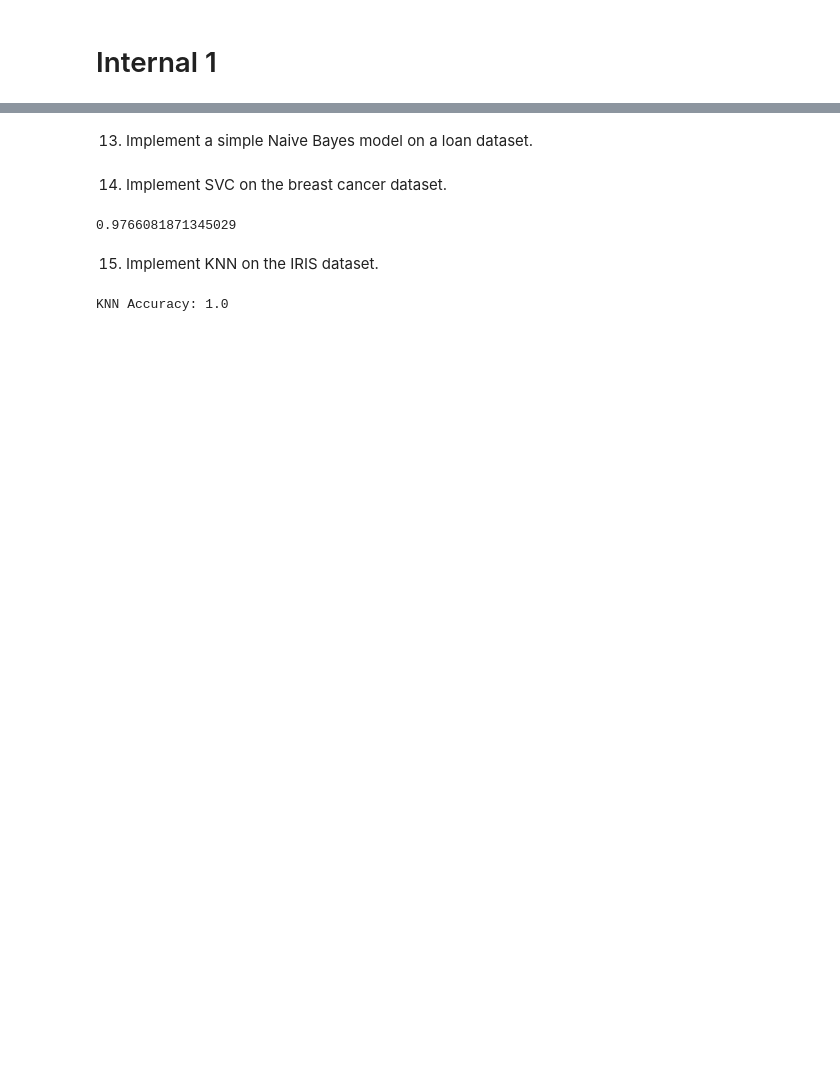
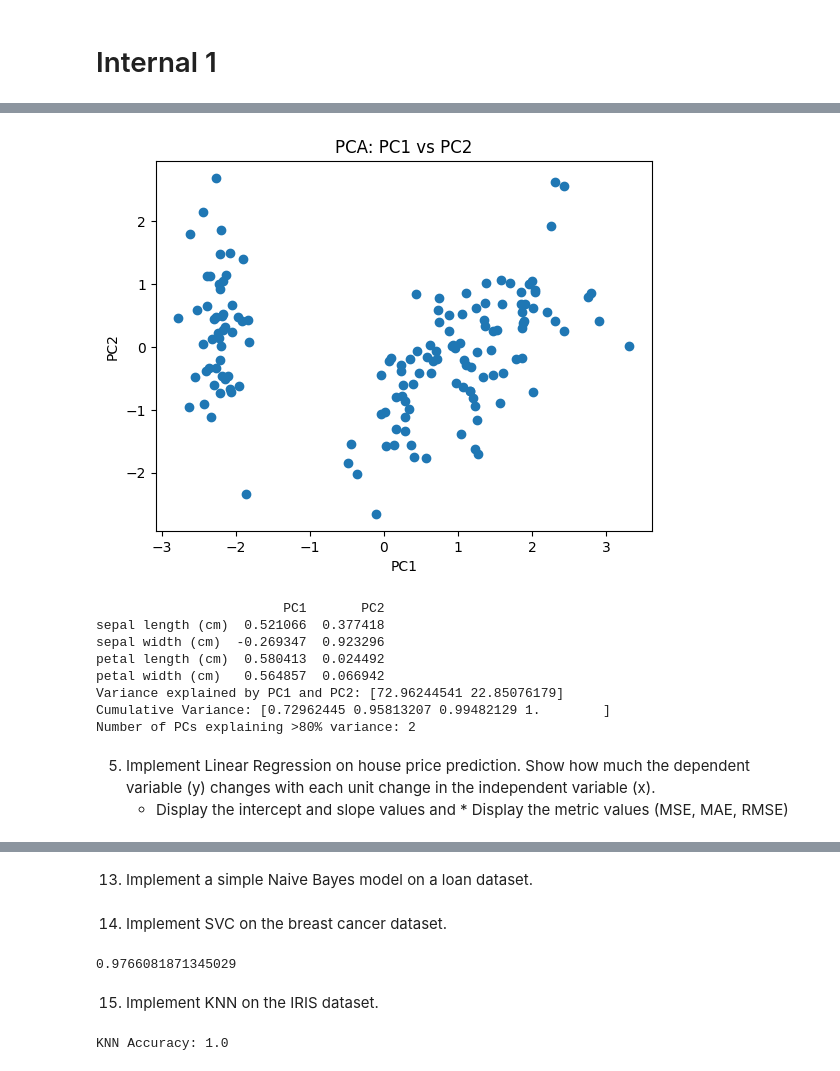
Before and after one commit to GodishalaAshwith/MLAssignment1_179, a Jupyter notebook: MLExternal.ipynb, the cells around one changed output, grey strips where cells are left out. Saved outputs shown, nothing was run; the diff lists cells and outputs as text; code cells hidden in the pictures; blank space fills up the shorter version.

```diff
--- a/MLExternal.ipynb
+++ b/MLExternal.ipynb
@@ -516,0 +670,64 @@ print(n.feedforward(x))
+# %%
+import pandas as pd
+from sklearn.datasets import load_iris
+
+data = load_iris()
+X = pd.DataFrame(data.data, columns=data.feature_names)
+
+from sklearn.preprocessing import StandardScaler
+scaler = StandardScaler()
+X_scaled = scaler.fit_transform(X)
+
+
+from sklearn.decomposition import PCA
+pca = PCA(n_components=2)
+X_pca = pca.fit_transform(X_scaled)
+
+import matplotlib.pyplot as plt
+plt.scatter(X_pca[:, 0], X_pca[:, 1])
+plt.xlabel("PC1")
+plt.ylabel("PC2")
+plt.title("PCA: PC1 vs PC2")
+plt.show()
+
+
+loadings = pd.DataFrame(
+    pca.components_.T,
+    index=X.columns,
+    columns=["PC1", "PC2"]
+)
+
+print(loadings)
+
+
+print("Variance explained by PC1 and PC2:",
+      pca.explained_variance_ratio_ * 100)
+
+import numpy as np
+
+# Fit PCA with all components
+pca_full = PCA()
+pca_full.fit(X_scaled)
+
+# Cumulative variance
+cumulative_variance = np.cumsum(pca_full.explained_variance_ratio_)
+
+print("Cumulative Variance:", cumulative_variance)
+
+# Number of PCs explaining >80% variance
+num_pcs = np.argmax(cumulative_variance >= 0.80) + 1
+print("Number of PCs explaining >80% variance:", num_pcs)
+# %% [output]
+[figure, added]
+                        PC1       PC2
+sepal length (cm)  0.521066  0.377418
+sepal width (cm)  -0.269347  0.923296
+petal length (cm)  0.580413  0.024492
+petal width (cm)   0.564857  0.066942
+Variance explained by PC1 and PC2: [72.96244541 22.85076179]
+Cumulative Variance: [0.72962445 0.95813207 0.99482129 1.        ]
+Number of PCs explaining >80% variance: 2
+# %% [markdown]
+
+5. Implement Linear Regression on house price prediction. Show how much the dependent variable (y) changes with each unit change in the independent variable (x).
+   * Display the intercept and slope values and    * Display the metric values (MSE, MAE, RMSE)
```
Also changed, not shown: parts of 27 cells of this notebook.
